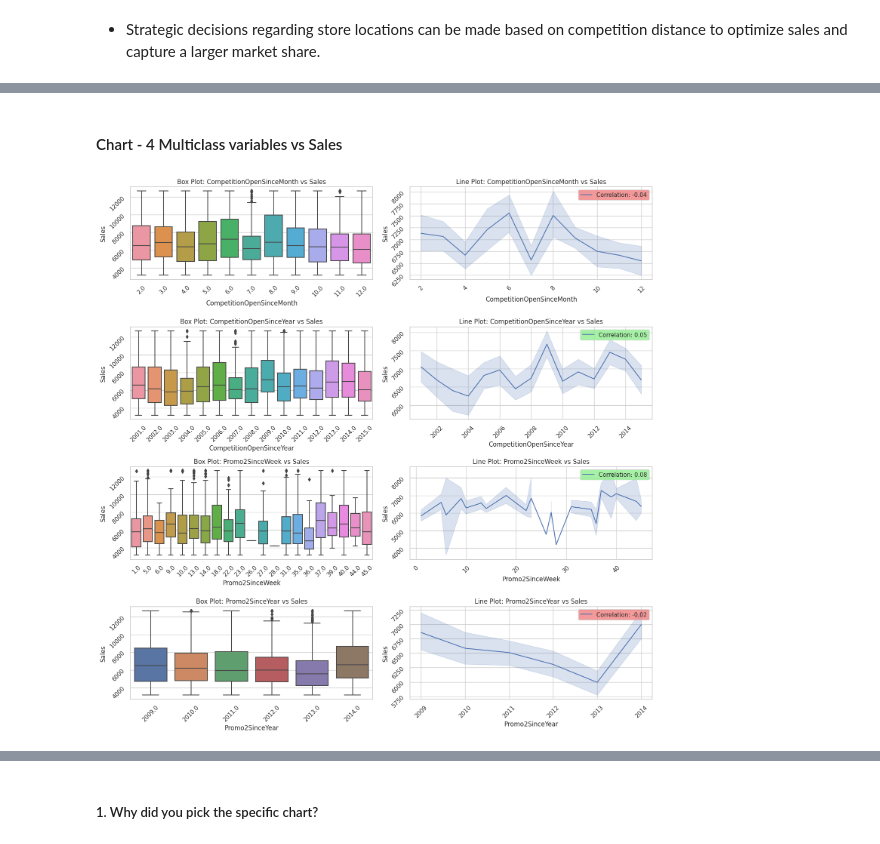
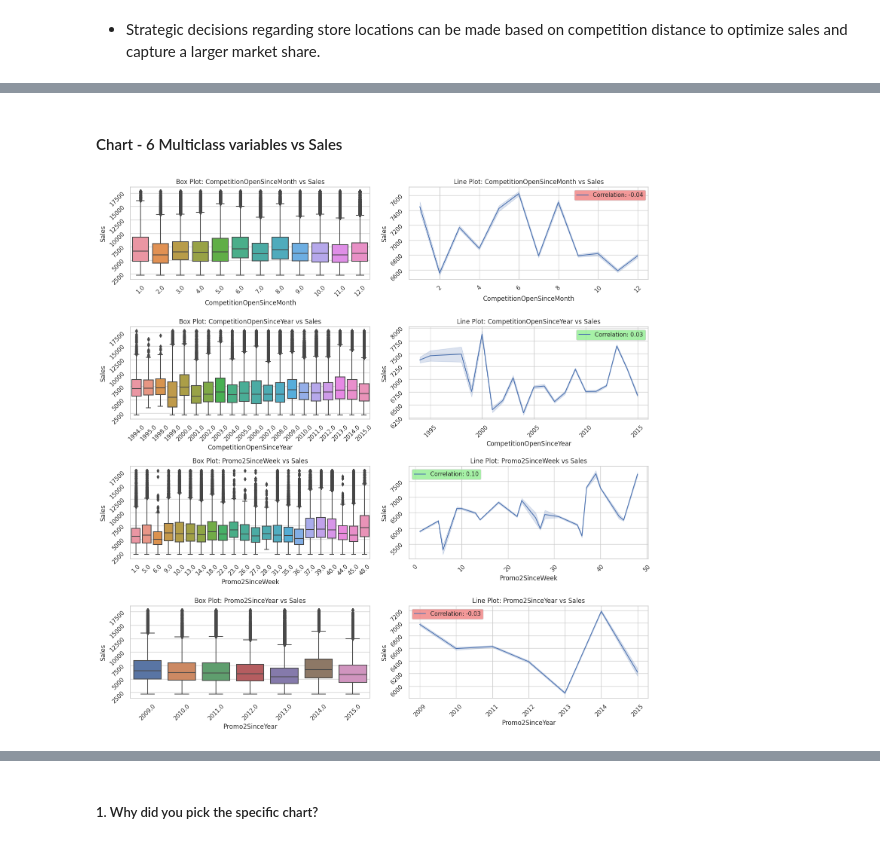
Before and after one commit to pvanand07/Retail-Sales-Prediction-Regression, a Jupyter notebook: Retail_Sales_Prediction_Regression.ipynb, the cells around one changed output, grey strips where cells are left out. Cells and saved outputs as stored; diff of their text form; code cells hidden in the pictures.

```diff
--- a/Retail_Sales_Prediction_Regression.ipynb
+++ b/Retail_Sales_Prediction_Regression.ipynb
@@ -146,3 +100,6 @@ df_m = df.join(df2, on='Store')
+# %%
+# Merge datasets
+df_m = df.merge(df2, on='Store', how='left')
 # %% [markdown]
 ### Dataset First View
 # %%
@@ -427,8 +374,8 @@ def cap_outliers(df):
     # Iterate over numerical columns
     for column in cleaned_df.select_dtypes(include=np.number):
         # Calculate the 99th percentile value
-        upper_cap_value = cleaned_df[column].quantile(0.95)
-        lower_cap_value = cleaned_df[column].quantile(0.05)
+        upper_cap_value = cleaned_df[column].quantile(0.99)
+        lower_cap_value = cleaned_df[column].quantile(0.01)
 
         # Cap outliers to the 99th percentile value
         cleaned_df[column] = np.where(cleaned_df[column] > upper_cap_value, upper_cap_value, cleaned_df[column])
@@ -708,7 +640,3 @@ plt.tight_layout()  # Adjust spacing between subplots
 plt.show()
 # %% [output]
 [figure]
-# %%
-for i, col in enumerate(['year', 'quarter', 'month', 'week']):
-    # Group by year, quarter, month, week and find the median of Sales
-    sales_data[col] = df_temp.groupby([col])['Sales'].median()
@@ -920,20 +730,0 @@ Name: Promo2SinceDay, Length: 324326, dtype: int64
-# %%
-import matplotlib.pyplot as plt
-import seaborn as sns
-
-import matplotlib.pyplot as plt
-
-multiclass = ['CompetitionOpenSinceDay', 'Promo2SinceDay']
-dataframe = df_temp2.copy()
-target = 'Sales'
-
-fig, axes = plt.subplots(len(multiclass), figsize=(8, 6 * len(multiclass)))
-
-for i, feature in enumerate(multiclass):
-    axes[i].scatter(dataframe[feature], dataframe[target], alpha=0.5)
-    axes[i].set_xlabel(feature)
-    axes[i].set_ylabel(target)
-    axes[i].set_title(f'Scatter Plot: {feature} vs {target}')
-
-plt.tight_layout()
-plt.show()
@@ -995,41 +731,42 @@ plt.show()
 # %% [markdown]
-#### Chart - 4 Multiclass variables vs Sales
+#### Chart - 6 Multiclass variables vs Sales
 # %%
 import matplotlib.pyplot as plt
 import seaborn as sns
 
 multiclass = ['CompetitionOpenSinceMonth', 'CompetitionOpenSinceYear', 'Promo2SinceWeek', 'Promo2SinceYear']
-dataframe = cap_outliers(df_m2.reset_index(drop=True).copy())
+sample_data = cap_outliers(df_m2.reset_index(drop=True).copy())
 target = 'Sales'
+
 
 fig, axes = plt.subplots(len(multiclass), 2, figsize=(15, 15))
 sns.set(style='whitegrid')
 
 for i, feature in enumerate(multiclass):
-    sample_data = dataframe.sample(n=int(len(dataframe)*0.005), random_state=42)
+
 
     sns.boxplot(x=feature, y=target, data=sample_data, ax=axes[i, 0])
     axes[i, 0].set_title(f'Box Plot: {feature} vs {target}')
     axes[i, 0].set_xlabel(feature)
     axes[i, 0].set_ylabel(target)
     axes[i, 0].tick_params(rotation=45)
 
     sns.lineplot(x=feature, y=target, data=sample_data, ax=axes[i, 1])
     axes[i, 1].set_title(f'Line Plot: {feature} vs {target}')
     axes[i, 1].set_xlabel(feature)
     axes[i, 1].set_ylabel(target)
     axes[i, 1].tick_params(rotation=45)
 
     # Calculate correlation coefficient
     correlation = sample_data[feature].corr(sample_data[target])
 
     # Set color based on correlation sign
     color = 'lightgreen' if correlation >= 0 else 'lightcoral'
 
     # Add correlation value as a legend with color
     axes[i, 1].legend([f'Correlation: {correlation:.2f}'], facecolor=color)
 
 plt.tight_layout()
 plt.show()
 # %% [output]
-[figure, old version]
+[figure, new version]
```
Also changed, not shown: parts of 241 cells of this notebook.
